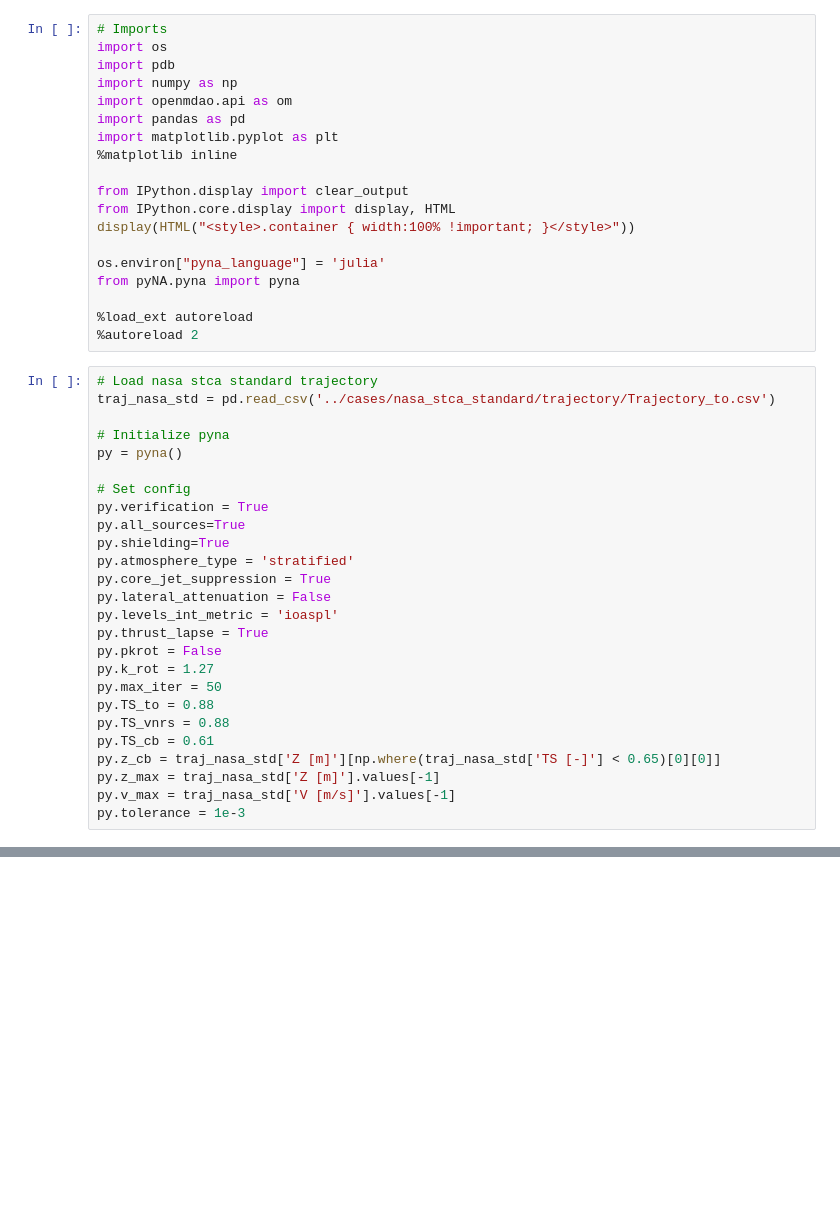
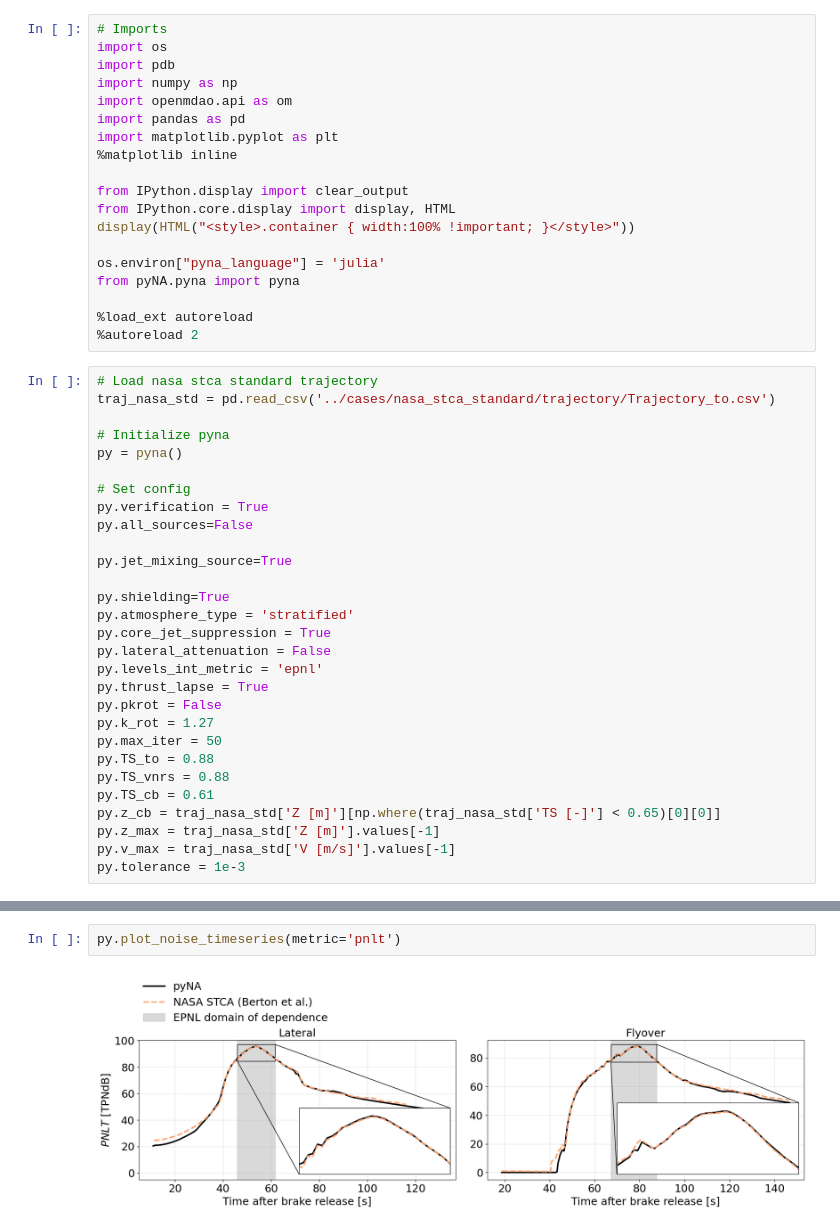
Before and after one commit to MIT-LAE/pyNA, a Jupyter notebook: pyNA/tutorials/Tutorial 2 - Compute noise time series.ipynb, the cells around one changed output, grey strips where cells are left out. Drawn from its saved outputs; the diff is of its cells as text; blank space fills up the shorter version.

```diff
--- a/pyNA/tutorials/Tutorial 2 - Compute noise time series.ipynb
+++ b/pyNA/tutorials/Tutorial 2 - Compute noise time series.ipynb
@@ -26,12 +26,15 @@ py = pyna()
 
 # Set config
 py.verification = True
-py.all_sources=True
+py.all_sources=False
+
+py.jet_mixing_source=True
+
 py.shielding=True
 py.atmosphere_type = 'stratified'
 py.core_jet_suppression = True
 py.lateral_attenuation = False
-py.levels_int_metric = 'ioaspl'
+py.levels_int_metric = 'epnl'
 py.thrust_lapse = True
 py.pkrot = False
 py.k_rot = 1.27
@@ -53,0 +74,4 @@ Stacktrace:
+# %%
+py.plot_noise_timeseries(metric='pnlt')
+# %% [output]
+[figure, added]
```
Also changed, not shown: parts of 2 cells of this notebook, 59 other files.
